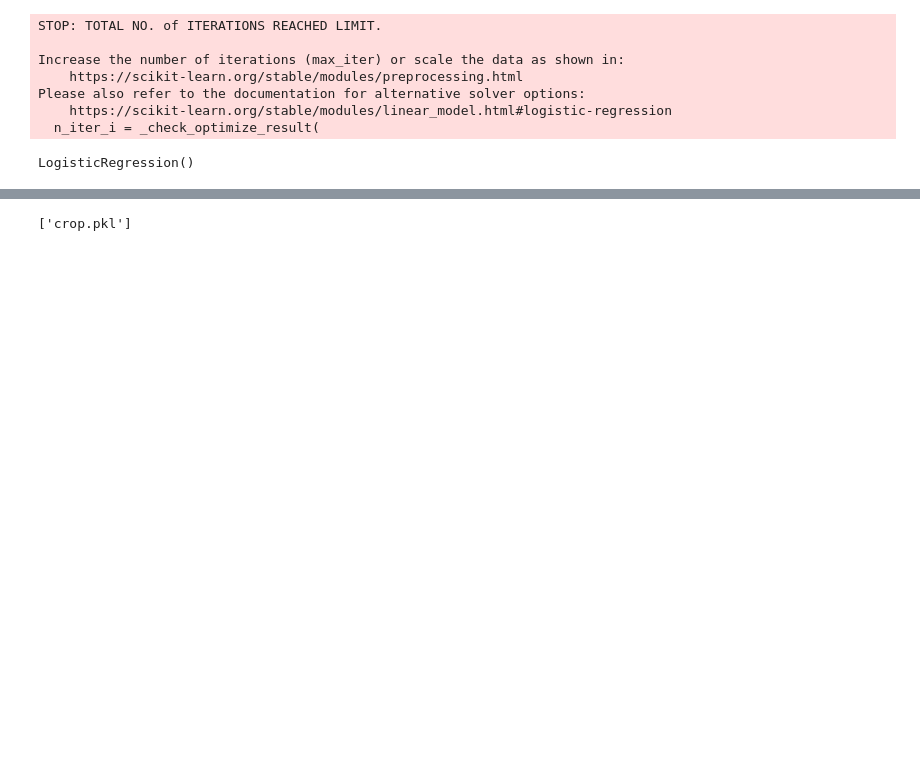
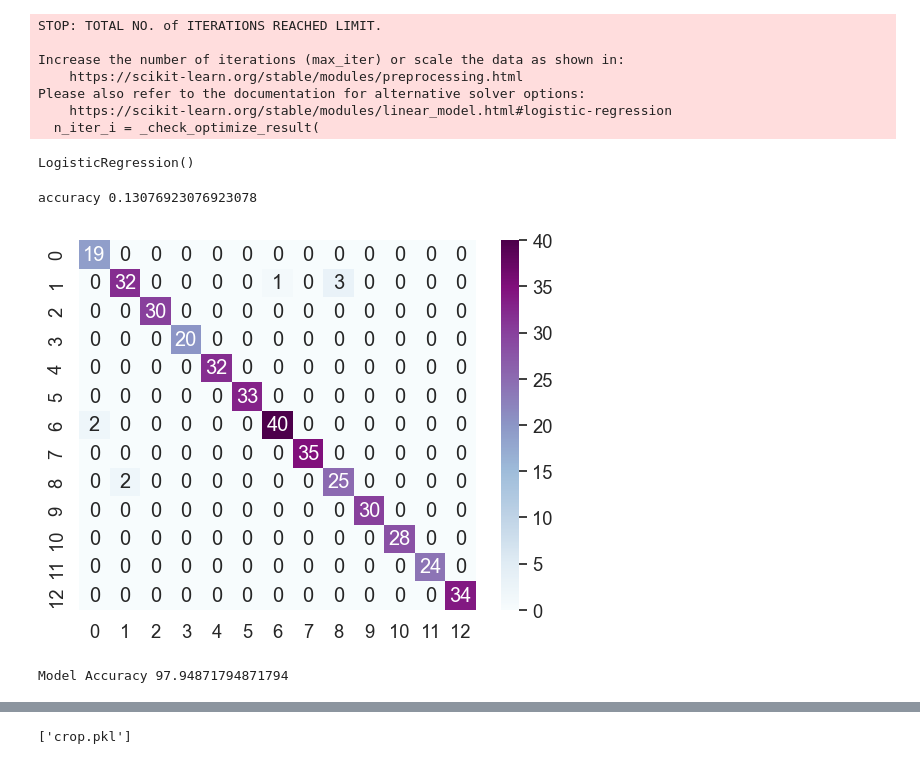
Before and after one commit to Wafulah/crop, a Jupyter notebook: static/model/crop.ipynb, the cells around one changed output, grey strips where cells are left out. Drawn from its saved outputs; the diff is of its cells as text; code cells hidden in the pictures; blank space fills up the shorter version.

```diff
--- a/static/model/crop.ipynb
+++ b/static/model/crop.ipynb
@@ -59,3 +61,19 @@ y_pred = logModel.predict(X_test)
+# %%
+ConfusionMatrix = confusion_matrix(y_test, y_pred)
+# %%
+ax = sns.heatmap(ConfusionMatrix, annot=True, cmap='BuPu')
+tp = ConfusionMatrix[1,1]
+tn = ConfusionMatrix[0,0]
+total = len(y_test)
+print("accuracy", (tp + tn)/total)
+# %% [output]
+accuracy 0.13076923076923078
+[figure, added]
+# %%
+train_acc = logModel.score(X_test, y_test)
+print("Model Accuracy",train_acc*100)
+# %% [output]
+Model Accuracy 97.94871794871794
 # %%
 from sklearn.metrics import classification_report
 print(classification_report(y_test, y_pred))
```
Also changed, not shown: parts of 7 cells of this notebook, 39 other files.
